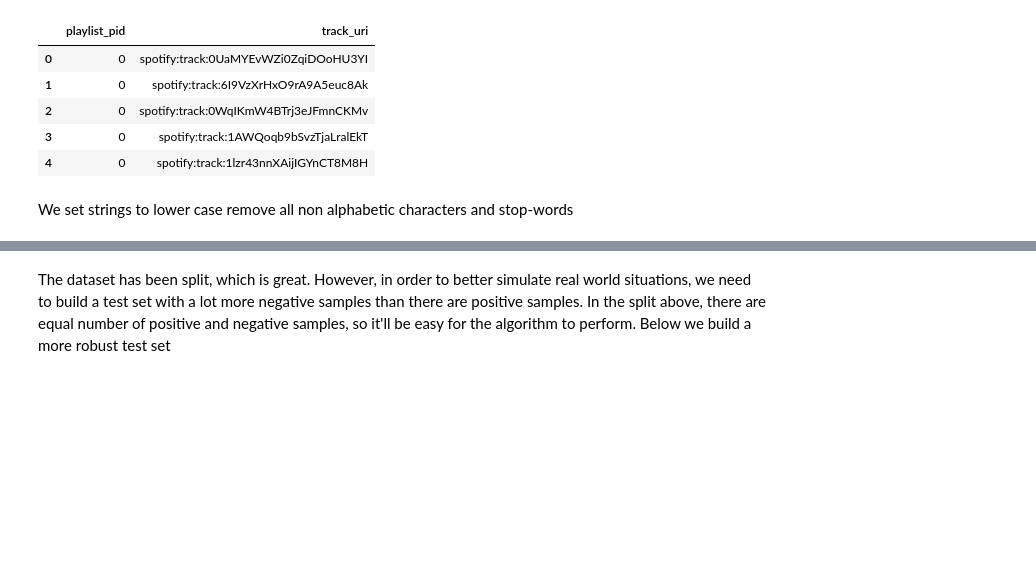
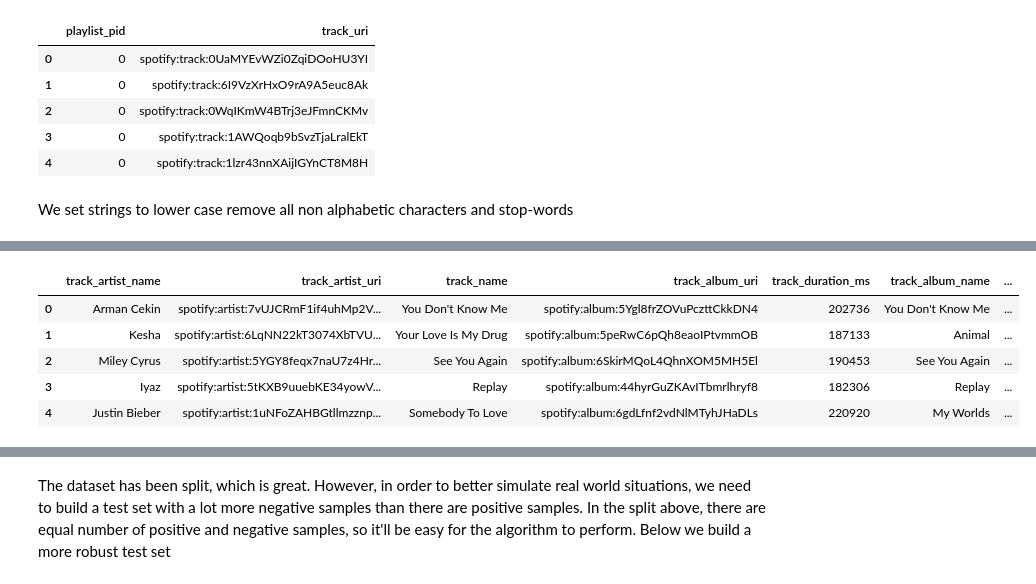
Before and after one commit to tralpha/spotify-project, a Jupyter notebook: DataLoader.ipynb, the cells around one changed output, grey strips where cells are left out. Drawn from its saved outputs; the diff is of its cells as text; code cells hidden in the pictures; blank space fills up the shorter version.

```diff
--- a/DataLoader.ipynb
+++ b/DataLoader.ipynb
@@ -373,0 +279,9 @@ dataset.tail(32)
+# %%
+dataset.head()
+# %% [output]
+|  | track_artist_name | track_artist_uri | track_name | track_album_uri | track_duration_ms | track_album_name | ... |
+| 0 | Arman Cekin | spotify:artist:7vUJCRmF1if4uhMp2V... | You Don't Know Me | spotify:album:5Ygl8frZOVuPczttCkkDN4 | 202736 | You Don't Know Me | ... |
+| 1 | Kesha | spotify:artist:6LqNN22kT3074XbTVU... | Your Love Is My Drug | spotify:album:5peRwC6pQh8eaoIPtvmmOB | 187133 | Animal | ... |
+| 2 | Miley Cyrus | spotify:artist:5YGY8feqx7naU7z4Hr... | See You Again | spotify:album:6SkirMQoL4QhnXOM5MH5El | 190453 | See You Again | ... |
+| 3 | Iyaz | spotify:artist:5tKXB9uuebKE34yowV... | Replay | spotify:album:44hyrGuZKAvITbmrlhryf8 | 182306 | Replay | ... |
+| 4 | Justin Bieber | spotify:artist:1uNFoZAHBGtllmzznp... | Somebody To Love | spotify:album:6gdLfnf2vdNlMTyhJHaDLs | 220920 | My Worlds | ... |
```
Also changed, not shown: parts of 25 cells of this notebook.
